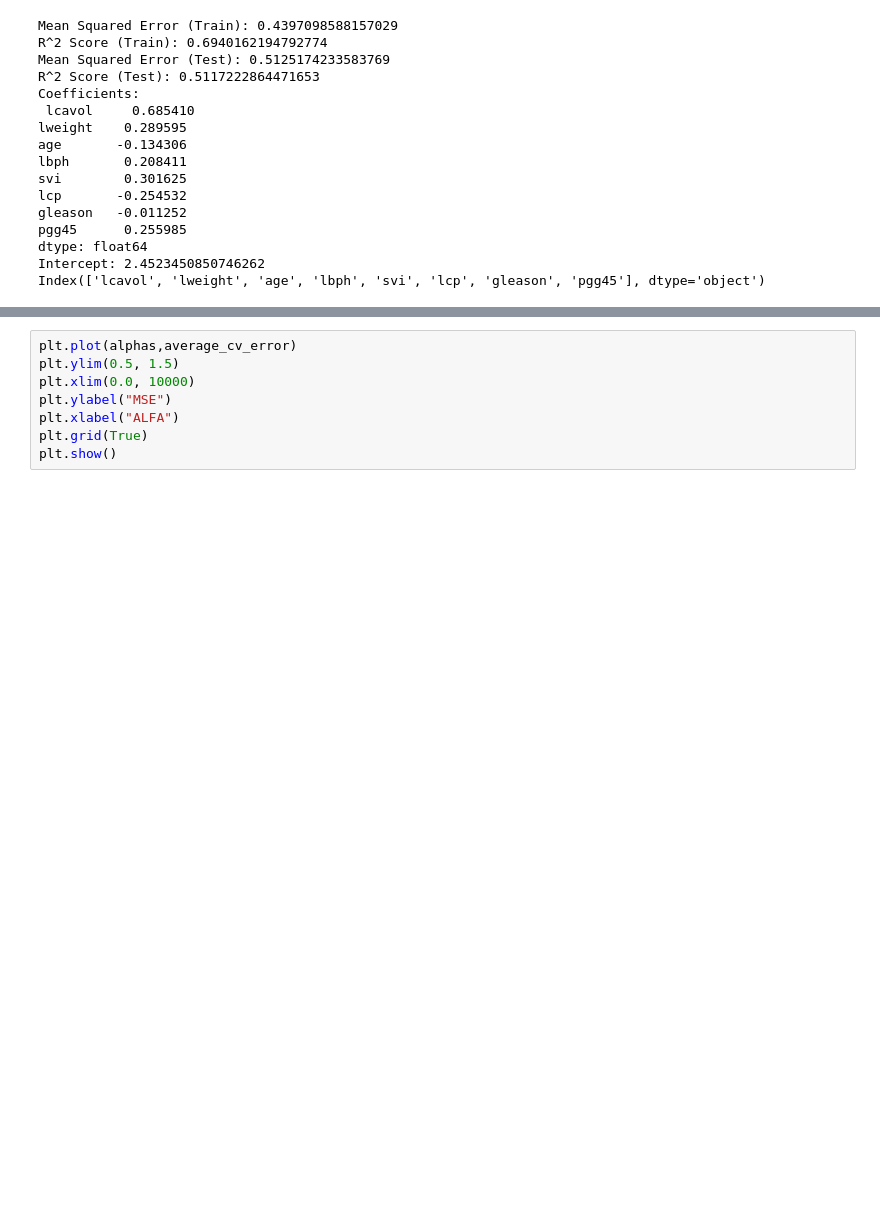
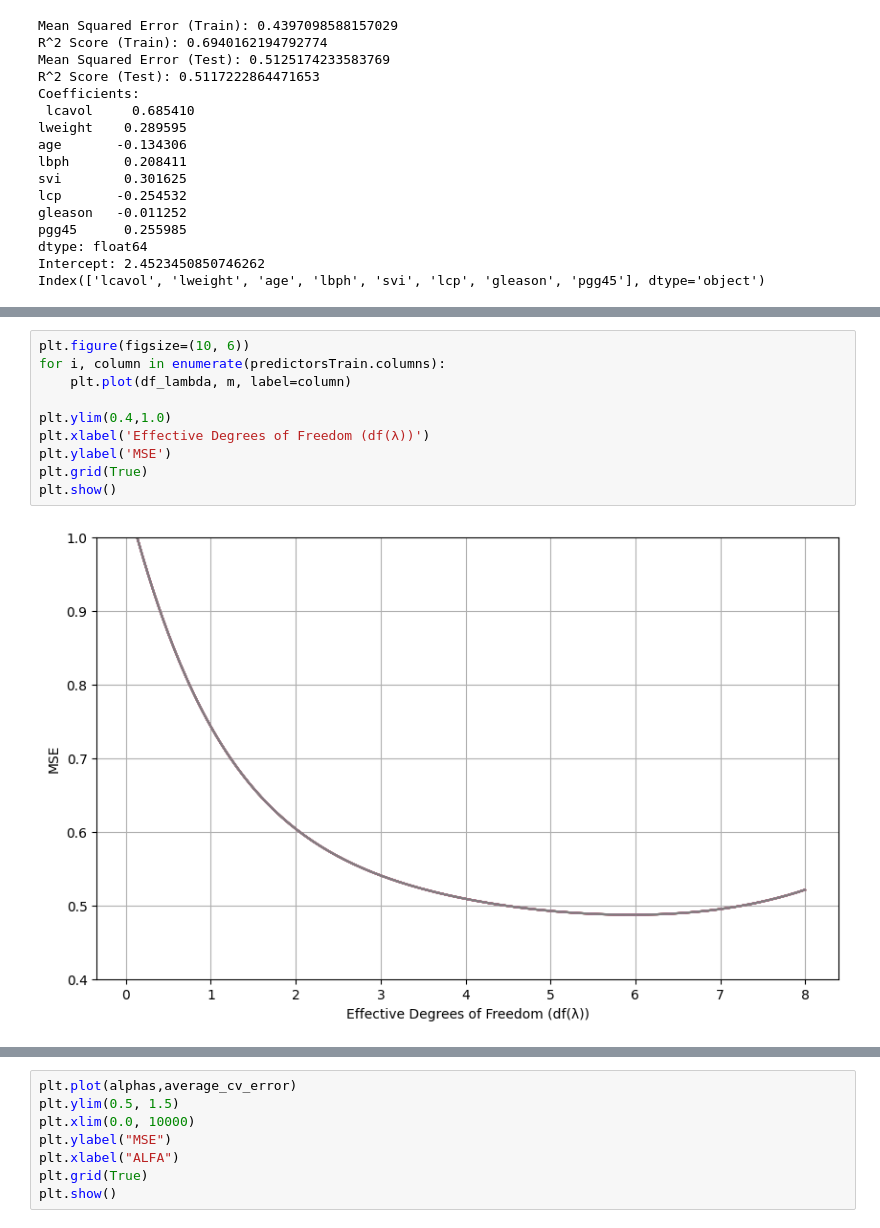
Before and after one commit to gonarec/statistical_learn, a Jupyter notebook: sl-ex4-prostatecancer-arragoni.ipynb, the cells around one changed output, grey strips where cells are left out. Cells and saved outputs as stored; diff of their text form; blank space fills up the shorter version.

```diff
--- a/sl-ex4-prostatecancer-arragoni.ipynb
+++ b/sl-ex4-prostatecancer-arragoni.ipynb
@@ -121,0 +187,12 @@ plt.show()
+# %%
+plt.figure(figsize=(10, 6))
+for i, column in enumerate(predictorsTrain.columns):
+    plt.plot(df_lambda, m, label=column)
+
+plt.ylim(0.4,1.0)
+plt.xlabel('Effective Degrees of Freedom (df(λ))')
+plt.ylabel('MSE')
+plt.grid(True)
+plt.show()
+# %% [output]
+[figure, added]
```
Also changed, not shown: parts of 18 cells of this notebook.
